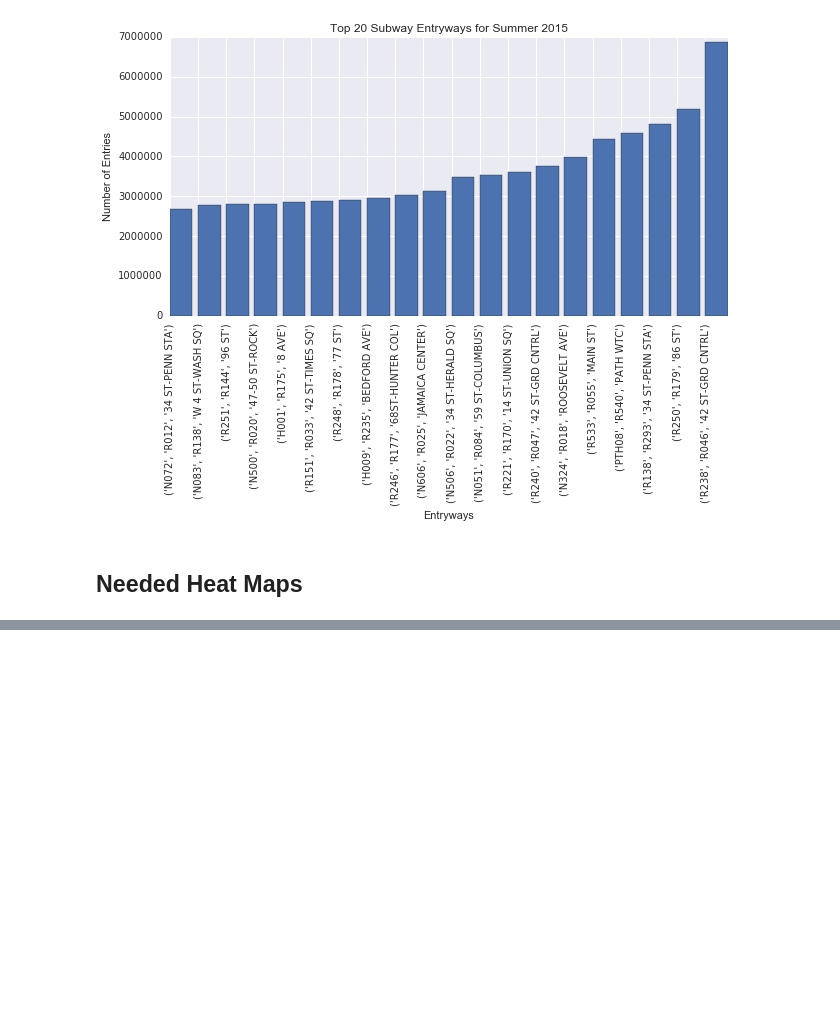
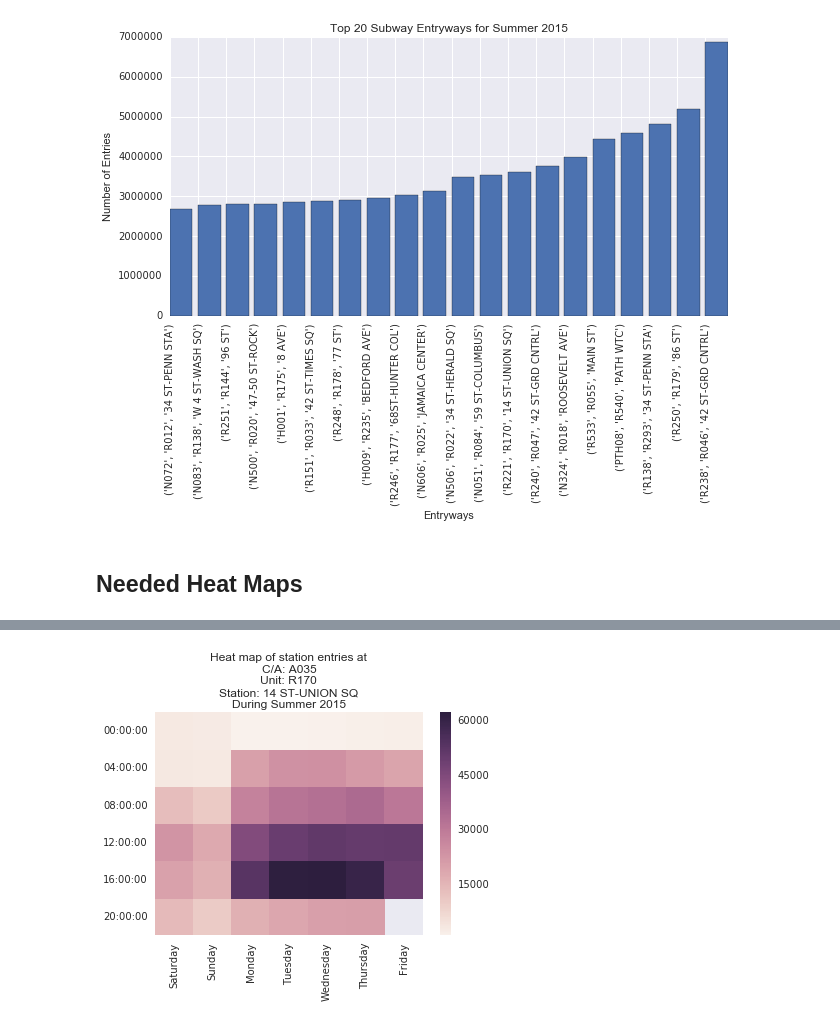
Before and after one commit to jstnstwrt/nyc-subway-station-reccomender, a Jupyter notebook: MTA2015_data/heat_map_testing.ipynb, the cells around one changed output, grey strips where cells are left out. Cells and saved outputs as stored; diff of their text form; code cells hidden in the pictures; blank space fills up the shorter version.

```diff
--- a/MTA2015_data/heat_map_testing.ipynb
+++ b/MTA2015_data/heat_map_testing.ipynb
@@ -215,0 +228,4 @@ get_heatmap_for_entryway(('R238', 'R046', '42 ST-GRD CNTRL'))
+# %%
+get_heatmap_for_entryway(('A035', 'R170', '14 ST-UNION SQ'))
+# %% [output]
+[figure, added]
```
Also changed, not shown: parts of 11 cells of this notebook.
